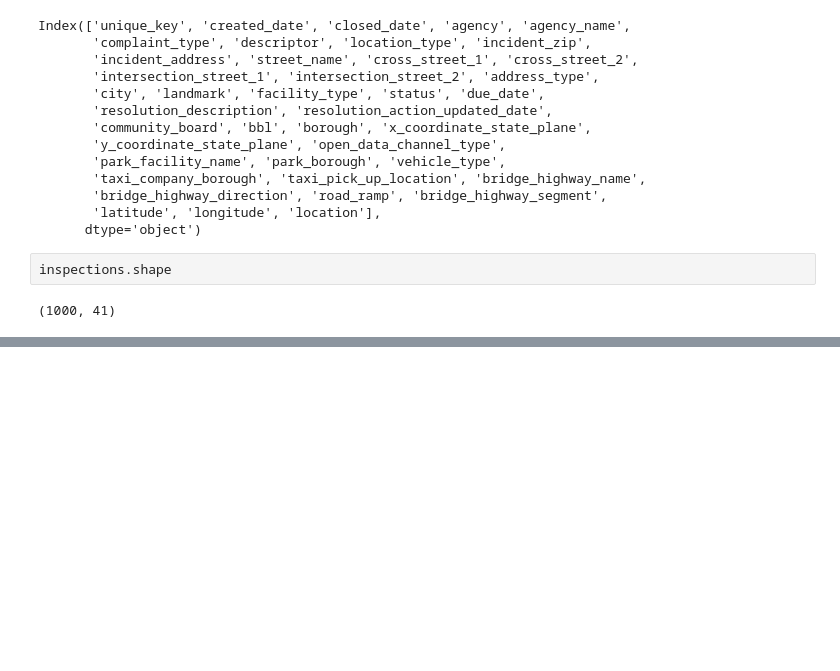
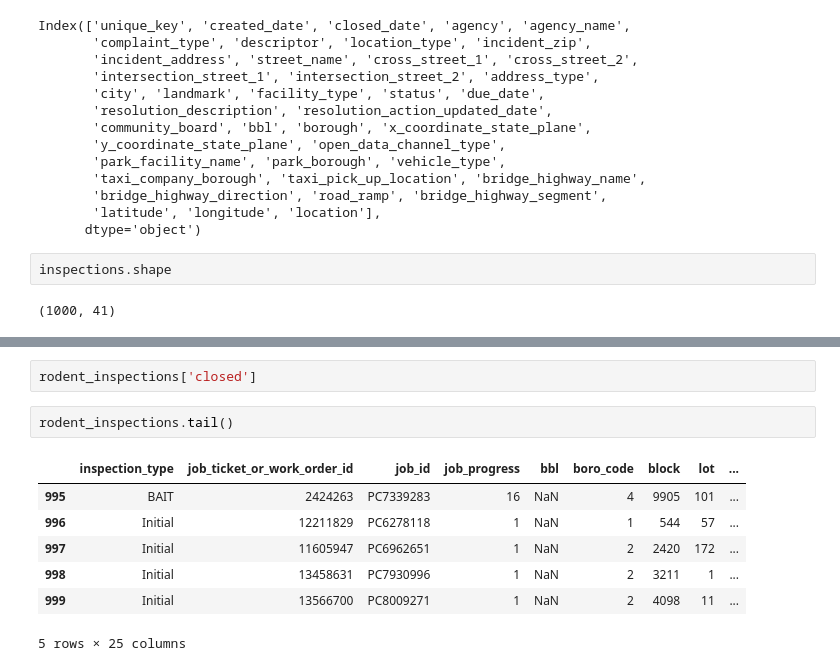
Before and after one commit to jenerenberg/Group3-Rats, a Jupyter notebook: notebooks/Group_3_Practice_Document_V1.ipynb, the cells around one changed output, grey strips where cells are left out. Cells and saved outputs as stored; diff of their text form; blank space fills up the shorter version.

```diff
--- a/notebooks/Group_3_Practice_Document_V1.ipynb
+++ b/notebooks/Group_3_Practice_Document_V1.ipynb
@@ -143,0 +192,12 @@ inspections.shape
+# %%
+rodent_inspections['closed']
+# %%
+rodent_inspections.tail()
+# %% [output]
+|  | inspection_type | job_ticket_or_work_order_id | job_id | job_progress | bbl | boro_code | block | lot | ... |
+| 995 | BAIT | 2424263 | PC7339283 | 16 | NaN | 4 | 9905 | 101 | ... |
+| 996 | Initial | 12211829 | PC6278118 | 1 | NaN | 1 | 544 | 57 | ... |
+| 997 | Initial | 11605947 | PC6962651 | 1 | NaN | 2 | 2420 | 172 | ... |
+| 998 | Initial | 13458631 | PC7930996 | 1 | NaN | 2 | 3211 | 1 | ... |
+| 999 | Initial | 13566700 | PC8009271 | 1 | NaN | 2 | 4098 | 11 | ... |
+5 rows × 25 columns
```
Also changed, not shown: parts of 36 cells of this notebook.
